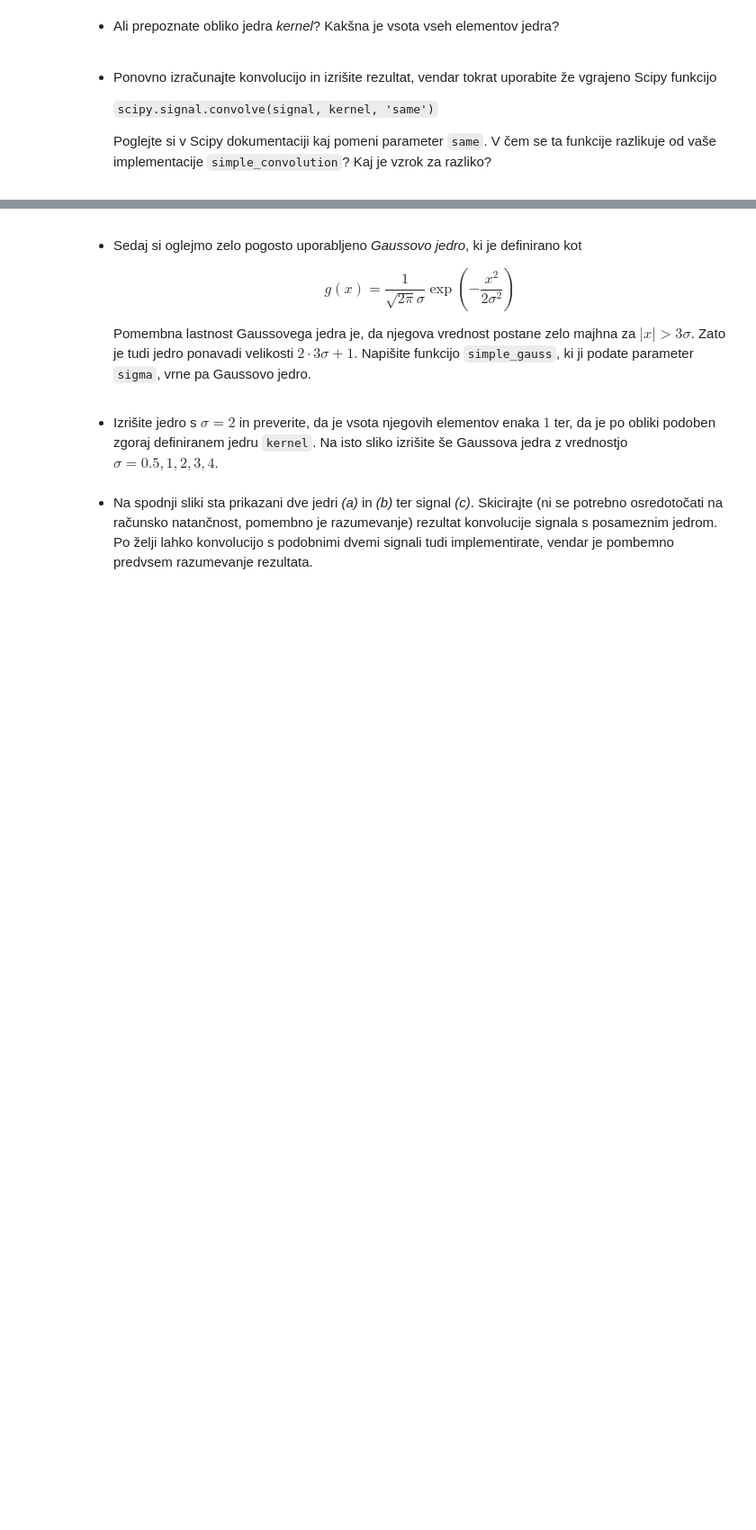
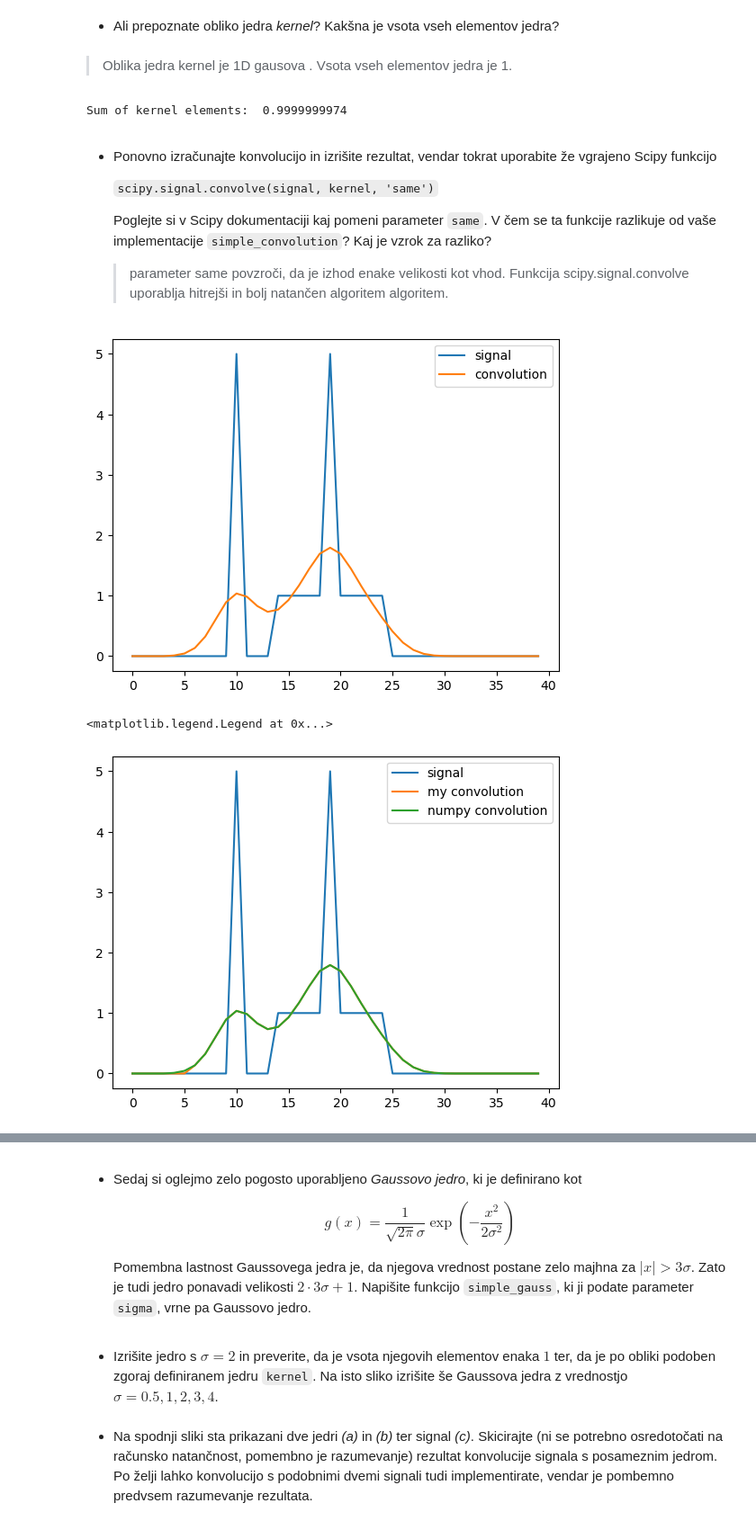
Before and after one commit to TiborKoderman/rrz, a Jupyter notebook: vaja2/vaja2.ipynb, the cells around one changed output, grey strips where cells are left out. Shown at 90% size. Cells and saved outputs as stored; diff of their text form; code cells hidden in the pictures; blank space fills up the shorter version.

```diff
--- a/vaja2/vaja2.ipynb
+++ b/vaja2/vaja2.ipynb
@@ -138,6 +136,15 @@ raise NotImplementedError()
+# %% [markdown]
+>Oblika jedra kernel je 1D gausova
+. Vsota vseh elementov jedra je 1.
+# %%
+print('Sum of kernel elements: ', np.sum(kernel))
+# %% [output]
+Sum of kernel elements:  0.9999999974
 # %% [markdown]
 * Ponovno izračunajte konvolucijo in izrišite rezultat, vendar tokrat uporabite že vgrajeno Scipy funkcijo
 
     ``scipy.signal.convolve(signal, kernel, 'same')``
 
     Poglejte si v Scipy dokumentaciji kaj pomeni parameter ``same``. V čem se ta funkcije razlikuje od vaše implementacije ``simple_convolution``? Kaj je vzrok za razliko?
+
+    >parameter same povzroči, da je izhod enake velikosti kot vhod. Funkcija scipy.signal.convolve uporablja hitrejši in bolj natančen algoritem algoritem.
@@ -146,0 +151,15 @@ raise NotImplementedError()
+# %%
+# TODO: Izracunajte konvolucijo in izrisite rezultat
+plt.plot(signal, label='signal')
+plt.plot(np.convolve(signal, kernel, mode='same'), label='convolution')
+plt.legend()
+plt.show()
+#plot my convolution and numpy convolution
+plt.plot(signal, label='signal')
+plt.plot(simple_convolution(signal, kernel), label='my convolution')
+plt.plot(np.convolve(signal, kernel, mode='same'), label='numpy convolution')
+plt.legend()
+# %% [output]
+[figure, added]
+<matplotlib.legend.Legend at 0x...>
+[figure, added]
```
Also changed, not shown: parts of 8 cells of this notebook.
